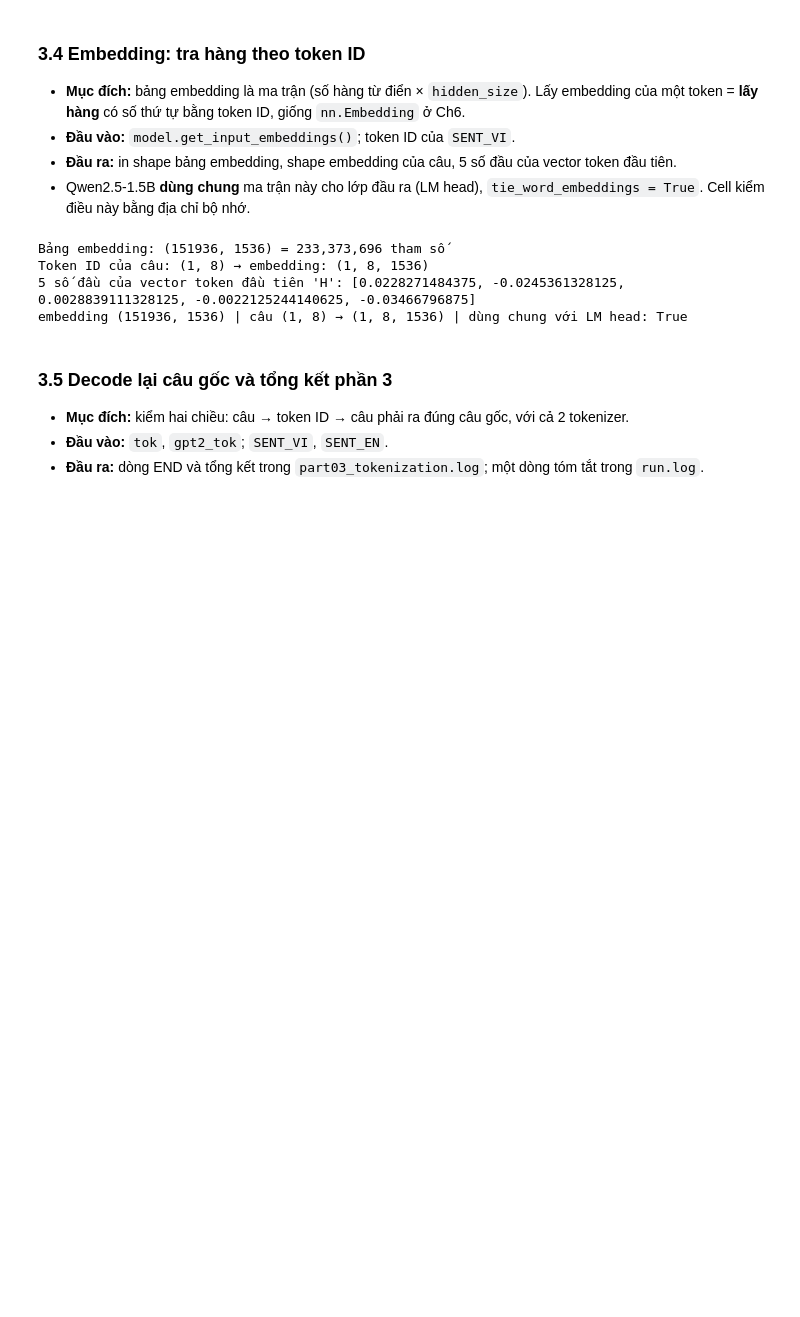
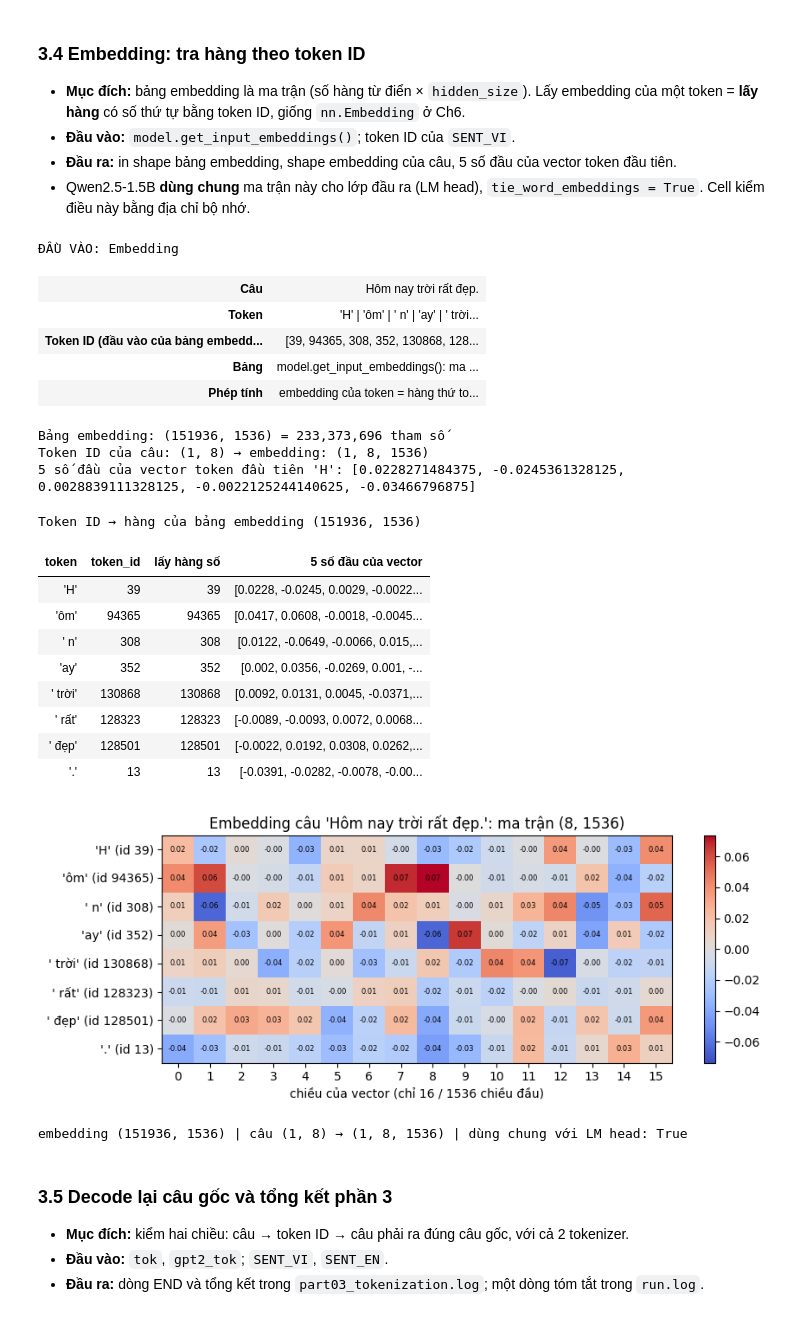
Before and after one commit to pptthu/LLMs_DL, a Jupyter notebook: notebook/llm_presentation.ipynb, the cells around one changed output. Saved outputs shown, nothing was run; the diff lists cells and outputs as text; code cells hidden in the pictures; blank space fills up the shorter version.

```diff
--- a/notebook/llm_presentation.ipynb
+++ b/notebook/llm_presentation.ipynb
@@ -1117,7 +1474,9 @@ VOCAB_INFO = {
     "qwen model.config.vocab_size (số hàng embedding)": model.config.vocab_size,
 }
 for k, v in VOCAB_INFO.items():
-    log(f"{k}: {v:,}", part=PART03)
+    log(f"{k}: {v:,}", part=PART03, echo=False)
+show_table(pd.DataFrame({"đại lượng": list(VOCAB_INFO), "giá trị": [f"{v:,}" for v in VOCAB_INFO.values()]}),
+           "Kích thước từ điển")
 
 # Tự kiểm: GPT-2 đúng 50,257; mọi token ID của Qwen đều có hàng trong bảng embedding
 assert gpt2_tok.vocab_size == 50_257
@@ -1136,27 +1497,77 @@ qwen model.config.vocab_size (số hàng embedding): 151,936
 # %%
 # 3.4 Embedding: (1, n_token) token ID → (1, n_token, hidden_size) vector
 emb_layer = model.get_input_embeddings()  # nn.Embedding
 vi_ids = torch.tensor([tok(SENT_VI, add_special_tokens=False)["input_ids"]], device=model.device)
 with torch.no_grad():
     vi_emb = emb_layer(vi_ids)
 
+show_input("Embedding", {
+    "Câu": SENT_VI,
+    "Token": " | ".join(repr(tok.decode([t])) for t in vi_ids[0].tolist()),
+    "Token ID (đầu vào của bảng embedding)": vi_ids[0].tolist(),
+    "Bảng": f"model.get_input_embeddings(): ma trận {tuple(emb_layer.weight.shape)} = (số token × hidden_size)",
+    "Phép tính": "embedding của token = hàng thứ token_id của ma trận",
+})
 print(f"Bảng embedding: {tuple(emb_layer.weight.shape)} = {emb_layer.weight.numel():,} tham số")
 print(f"Token ID của câu: {tuple(vi_ids.shape)} → embedding: {tuple(vi_emb.shape)}")
 print(f"5 số đầu của vector token đầu tiên {tok.decode([vi_ids[0, 0].item()])!r}: {vi_emb[0, 0, :5].float().tolist()}")
 same_matrix = model.get_output_embeddings().weight.data_ptr() == emb_layer.weight.data_ptr()
+
+# Tra bảng: token ID nào → hàng nào của ma trận embedding
+vi_id_list = vi_ids[0].tolist()
+show_table(pd.DataFrame({"token": [repr(tok.decode([t])) for t in vi_id_list], "token_id": vi_id_list,
+                         "lấy hàng số": vi_id_list,
+                         "5 số đầu của vector": [str([round(x, 4) for x in vi_emb[0, k, :5].float().tolist()])
+                                                 for k in range(len(vi_id_list))]}),
+           f"Token ID → hàng của bảng embedding {tuple(emb_layer.weight.shape)}")
+
+# Ma trận embedding của câu: mỗi hàng một token, chỉ vẽ N_EMB_DIMS chiều đầu trong 1536 chiều
+N_EMB_DIMS = 16
+emb_show = vi_emb[0, :, :N_EMB_DIMS].float().cpu()
+fig, ax = plt.subplots(figsize=(9, 3.6))
+lim = float(emb_show.abs().max())
+im = ax.imshow(emb_show, cmap="coolwarm", vmin=-lim, vmax=lim, aspect="auto")
+for r in range(emb_show.shape[0]):
+    for c in range(N_EMB_DIMS):
+        ax.text(c, r, f"{emb_show[r, c]:.2f}", ha="center", va="center", fontsize=6)
+ax.set_yticks(range(len(vi_id_list)), [f"{tok.decode([t])!r} (id {t})" for t in vi_id_list])
+ax.set_xticks(range(N_EMB_DIMS), range(N_EMB_DIMS))
+ax.set_xlabel(f"chiều của vector (chỉ {N_EMB_DIMS} / {ARCH['hidden_size']} chiều đầu)")
+ax.set_title(f"Embedding câu {SENT_VI!r}: ma trận {tuple(vi_emb.shape[1:])}")
+fig.colorbar(im, ax=ax)
+fig.tight_layout()
+fig.savefig(FIGURES_DIR / "embedding_qwen.png", dpi=150)
+plt.show()
 log(f"embedding {tuple(emb_layer.weight.shape)} | câu {tuple(vi_ids.shape)} → {tuple(vi_emb.shape)} | "
     f"dùng chung với LM head: {same_matrix}", part=PART03)
 
 # Tự kiểm: shape đúng config; embedding đúng bằng các hàng của bảng; dùng chung với LM head như config ghi
 assert tuple(emb_layer.weight.shape) == (ARCH["vocab_size"], ARCH["hidden_size"])
 assert tuple(vi_emb.shape) == (1, vi_ids.shape[1], ARCH["hidden_size"])
 assert torch.equal(vi_emb[0], emb_layer.weight[vi_ids[0]])
 assert same_matrix == ARCH["tie_word_embeddings"]
 # %% [output]
-Bảng embedding: (151936, 1536) = 233,373,696 tham số
-Token ID của câu: (1, 8) → embedding: (1, 8, 1536)
-5 số đầu của vector token đầu tiên 'H': [0.0228271484375, -0.0245361328125, 0.0028839111328125, -0.0022125244140625, -0.03466796875]
-embedding (151936, 1536) | câu (1, 8) → (1, 8, 1536) | dùng chung với LM head: True
+ĐẦU VÀO: Embedding
+| Câu | Hôm nay trời rất đẹp. |
+| Token | 'H' | 'ôm' | ' n' | 'ay' | ' trời... |
+| Token ID (đầu vào của bảng embedd... | [39, 94365, 308, 352, 130868, 128... |
+| Bảng | model.get_input_embeddings(): ma ... |
+| Phép tính | embedding của token = hàng thứ to... |
+Bảng embedding: (151936, 1536) = 233,373,696 tham số
+Token ID của câu: (1, 8) → embedding: (1, 8, 1536)
+5 số đầu của vector token đầu tiên 'H': [0.0228271484375, -0.0245361328125, 0.0028839111328125, -0.0022125244140625, -0.03466796875]
+Token ID → hàng của bảng embedding (151936, 1536)
+| token | token_id | lấy hàng số | 5 số đầu của vector |
+| 'H' | 39 | 39 | [0.0228, -0.0245, 0.0029, -0.0022... |
+| 'ôm' | 94365 | 94365 | [0.0417, 0.0608, -0.0018, -0.0045... |
+| ' n' | 308 | 308 | [0.0122, -0.0649, -0.0066, 0.015,... |
+| 'ay' | 352 | 352 | [0.002, 0.0356, -0.0269, 0.001, -... |
+| ' trời' | 130868 | 130868 | [0.0092, 0.0131, 0.0045, -0.0371,... |
+| ' rất' | 128323 | 128323 | [-0.0089, -0.0093, 0.0072, 0.0068... |
+| ' đẹp' | 128501 | 128501 | [-0.0022, 0.0192, 0.0308, 0.0262,... |
+| '.' | 13 | 13 | [-0.0391, -0.0282, -0.0078, -0.00... |
+[figure, added]
+embedding (151936, 1536) | câu (1, 8) → (1, 8, 1536) | dùng chung với LM head: True
 # %% [markdown]
 ### 3.5 Decode lại câu gốc và tổng kết phần 3
 - **Mục đích:** kiểm hai chiều: câu → token ID → câu phải ra đúng câu gốc, với cả 2 tokenizer.
```
Also changed, not shown: parts of 78 cells of this notebook, 59 other files.
